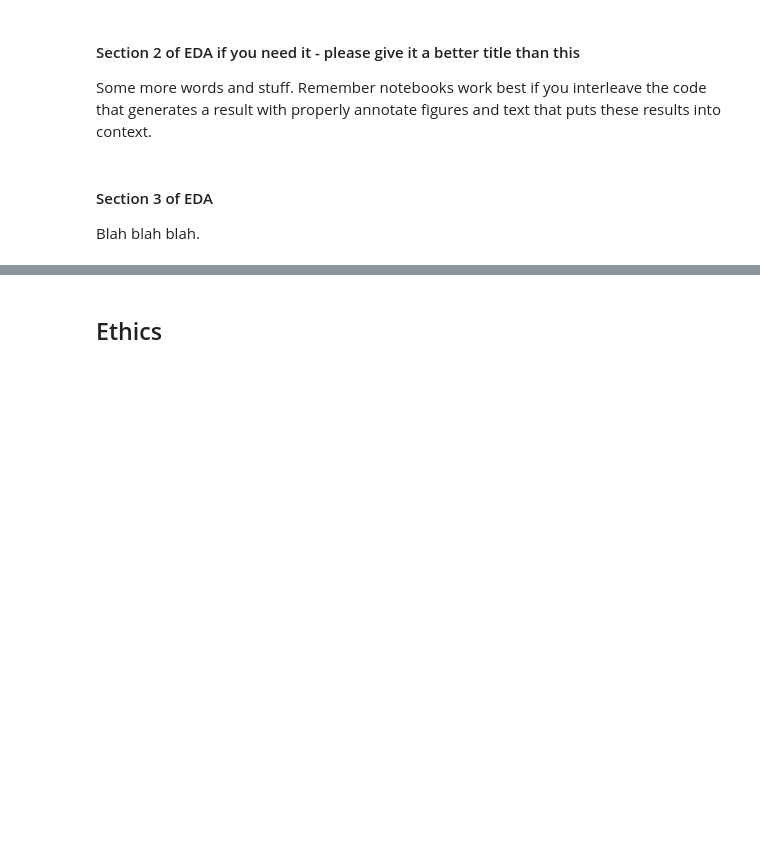
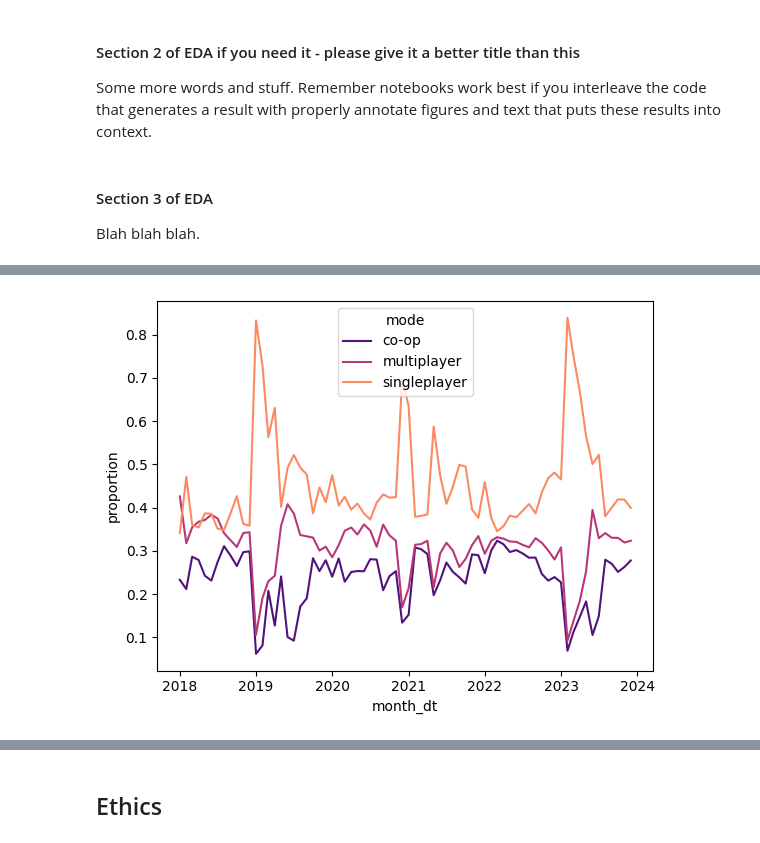
Before and after one commit to COGS108/Group038_WI26, a Jupyter notebook: 02-EDACheckpoint.ipynb, the cells around one changed output, grey strips where cells are left out. Saved outputs shown, nothing was run; the diff lists cells and outputs as text; code cells hidden in the pictures; blank space fills up the shorter version.

Commit message:
complete section3-peak player

```diff
--- a/02-EDACheckpoint.ipynb
+++ b/02-EDACheckpoint.ipynb
@@ -149,0 +147,11 @@ dtype: bool
+# %%
+def load_tags(years=range(2018, 2024)):
+    frame = pd.concat(
+        [pd.read_csv(f"data/02-processed/{yr}_top250_final.csv")
+                .assign(year=yr)[['appid', 'tags', 'year']] for yr in years], ignore_index=True)
+    frame['tags'] = frame['tags'].apply(parse_tags)
+    return frame
+# %%
+def explode_mode(df_tags, mode_tags=('singleplayer', 'multiplayer', 'co-op')):
+    exploded = df_tags.explode('tags').rename(columns={'tags': 'mode'})
+    return exploded[exploded['mode'].isin(mode_tags)]
@@ -149,0 +166,5 @@ dtype: bool
+# %%
+def monthly_proportions(df):
+    monthly = df.groupby(['month_dt', 'mode'], as_index=False)['peak_players'].sum()
+    monthly['proportion'] = monthly['peak_players'] / monthly.groupby('month_dt')['peak_players'].transform('sum')
+    return monthly
@@ -149,0 +178,5 @@ dtype: bool
+# %%
+df_mode = explode_mode(load_tags())
+df = df_peak.merge(df_mode[['appid', 'year', 'mode']], on=['appid', 'year'], how='inner')
+df['month_dt'] = pd.to_datetime(df['month'])
+df
@@ -149,0 +197,6 @@ dtype: bool
+# %%
+monthly_prop = monthly_proportions(df)
+
+g1 = sns.lineplot(data=monthly_prop, x='month_dt', y='proportion', hue='mode', palette='magma')
+# %% [output]
+[figure, added]
```
Also changed, not shown: parts of 8 cells of this notebook.
